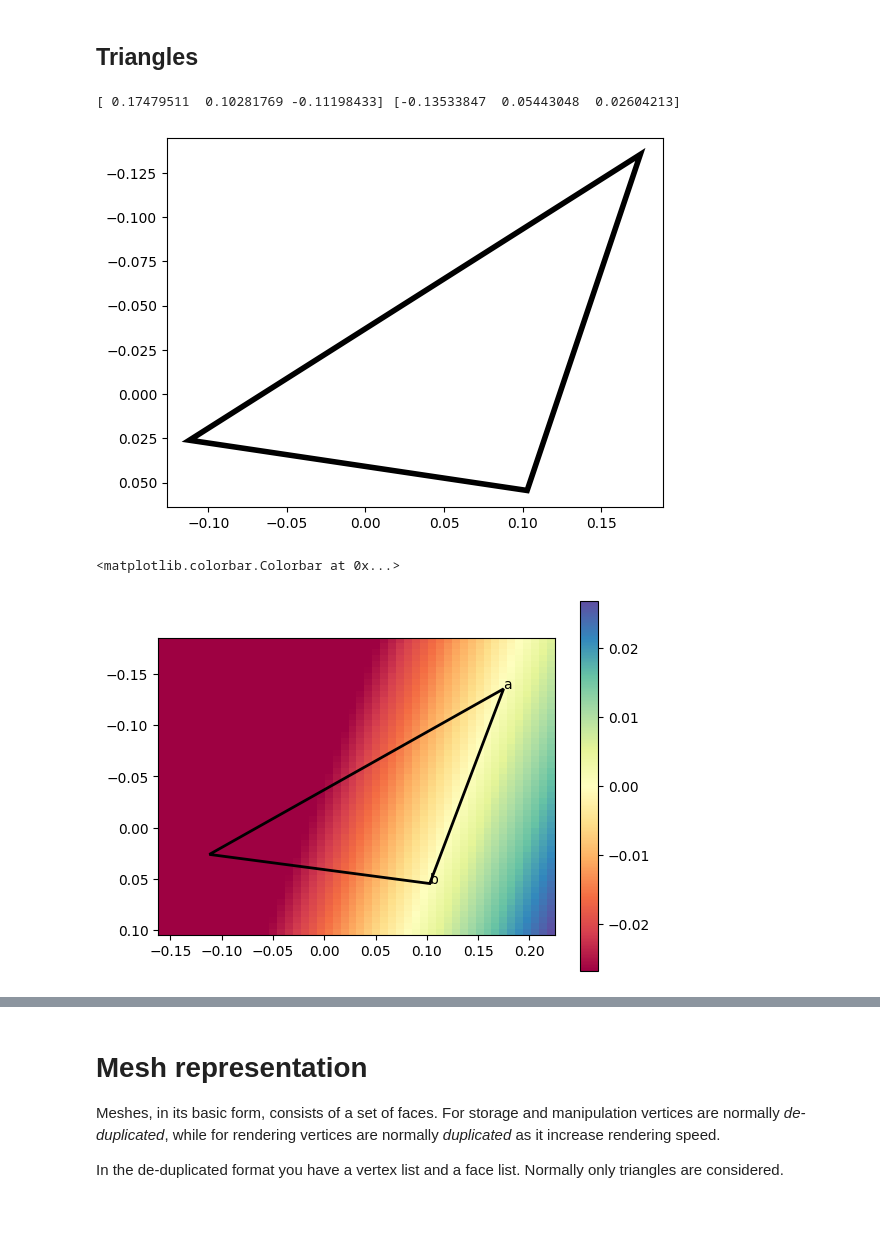
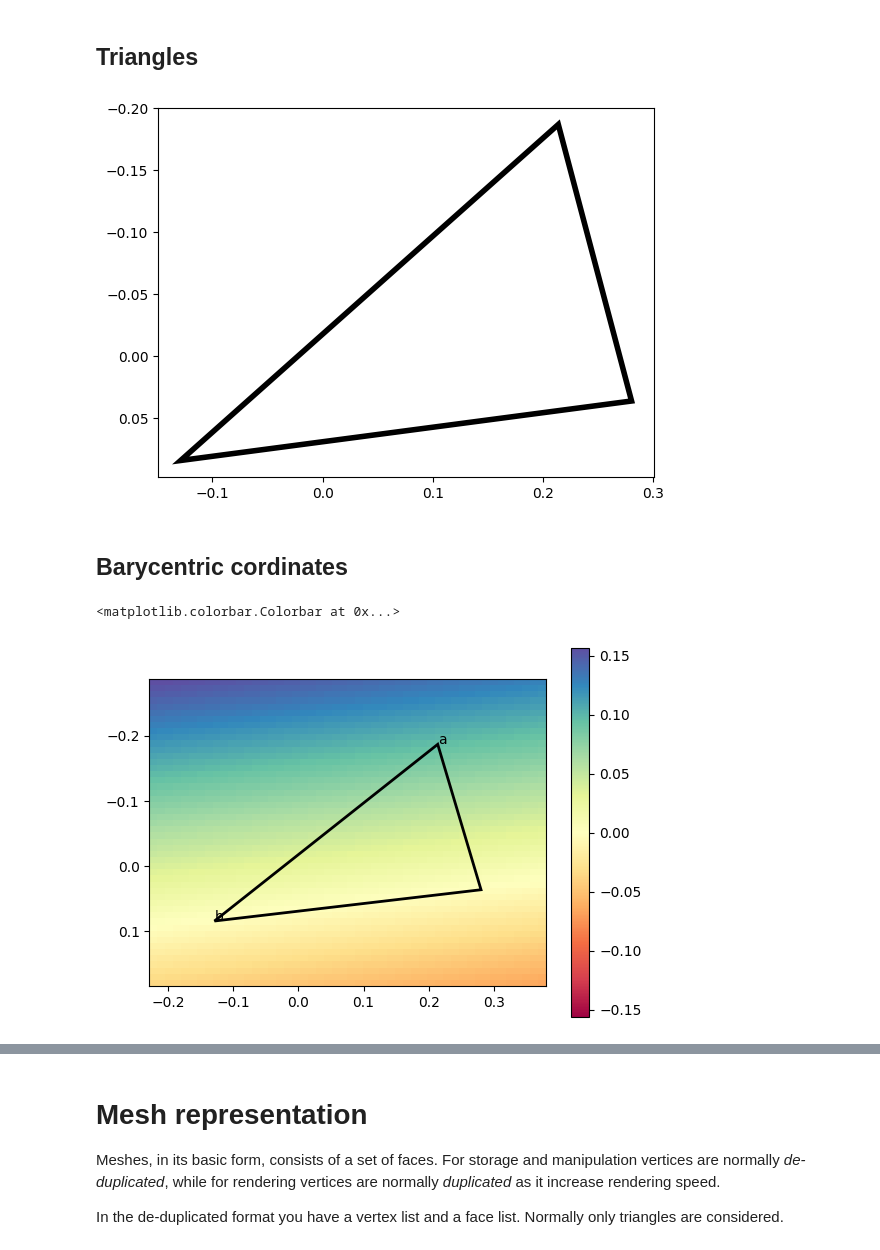
Before and after one commit to vidstige/cookie-talk-3d, a Jupyter notebook: rendering.ipynb, the cells around one changed output, grey strips where cells are left out. Drawn from its saved outputs; the diff is of its cells as text; code cells hidden in the pictures; blank space fills up the shorter version.

```diff
--- a/rendering.ipynb
+++ b/rendering.ipynb
@@ -178,44 +184,53 @@ display_gif(frames, framerate=1/30, width=512)
 ## Triangles
 # %%
 triangle = (0, 1, 2)  # pick the first three vertices to work with
-xs = vertices[triangle, 0]
-ys = vertices[triangle, 1]
-print(xs, ys)
-plt.fill(xs, ys, fill=False, lw=4)
+plt.fill(vertices[triangle, 0], vertices[triangle, 1], fill=False, lw=4)
 plt.gca().invert_yaxis()
 # %% [output]
-[ 0.17479511  0.10281769 -0.11198433] [-0.13533847  0.05443048  0.02604213]
-[figure, old version]
+[figure, new version]
+# %% [markdown]
+## Barycentric cordinates
 # %%
 # barycentric cordinates
 def edge(p0: np.ndarray, p1: np.ndarray, p: np.ndarray) -> float:
     """Computes the edge function at point p for the edge p0 -> p1. Arguments are either (1, 2) arrays or
     (n, 2) arrays. Broadcasting rules apply."""
     assert all(a.shape[1] == 2 for a in (p0, p1, p))  # all arrays must have two columns
     return (p[:, 0] - p0[:, 0]) * (p1[:, 1] - p0[:, 1])  - (p[:, 1] - p0[:, 1]) * (p1[:, 0] - p0[:, 0])
 
-# find the bounding box, with some padding
-padding = 0.05
-xmin, xmax = np.min(xs) - padding, np.max(xs) + padding
-ymin, ymax = np.min(ys) - padding, np.max(ys) + padding
-X, Y = np.meshgrid(np.linspace(xmin, xmax), np.linspace(ymin, ymax))  # arrange a gridspace on the bounding box
-
 # get the three points of the triangle
 a, b, c = np.vsplit(vertices[triangle, :2], 3)
 
+# check if the triangle is inside-out, if so rearrange vertices
+area = edge(a, b, c)
+if area < 0:
+    # pick new triangle
+    triangle = (0, 2, 1)
+    a, b, c = np.vsplit(vertices[triangle, :2], 3)
+
+# find the bounding box, with some padding
+padding = 0.1
+xmin, ymin, _ = np.min(vertices[triangle, :], axis=0) - padding
+xmax, ymax, _ = np.max(vertices[triangle, :], axis=0) + padding
+#xmin, xmax = np.min(vertices[triangle, 0]) - padding, np.max(vertices[triangle, 0]) + padding
+#ymin, ymax = np.min(vertices[triangle, 1]) - padding, np.max(vertices[triangle, 1]) + padding
+X, Y = np.meshgrid(np.linspace(xmin, xmax), np.linspace(ymin, ymax))  # arrange a gridspace on the bounding box
 p = np.vstack([X.ravel(), Y.ravel()]).T  # arrange all the points of the grid as a list of points
-ab = edge(a, b, p)  # evaluate the edge-function a -> b for all the points p in the bounding box (p)
+
+bc = edge(b, c, p)  # evaluate the edge-function a -> b for all the points p in the bounding box (p)
+ef = bc  # plot ab
 
 from matplotlib import colormaps
+v = max(-np.min(ef), np.max(ef))
 plt.imshow(
-    ab.reshape(X.shape),
+    ef.reshape(X.shape),
     extent=(xmin, xmax, ymax, ymin),
     cmap=colormaps['Spectral'],  # divergent colormap to highlight the 0 line
-    vmin=-np.max(ab), vmax=np.max(ab),  # center colormap on 0
+    vmin=-v, vmax=v,  # center colormap on 0
 )
-plt.fill(xs, ys, fill=False, lw=2)
+plt.fill(vertices[triangle, 0], vertices[triangle, 1], fill=False, lw=2)
 plt.gca().annotate('a', a.ravel()); plt.gca().annotate('b', b.ravel())
 plt.colorbar()
 # %% [output]
 <matplotlib.colorbar.Colorbar at 0x...>
-[figure, old version]
+[figure, new version]
```
Also changed, not shown: parts of 12 cells of this notebook.
